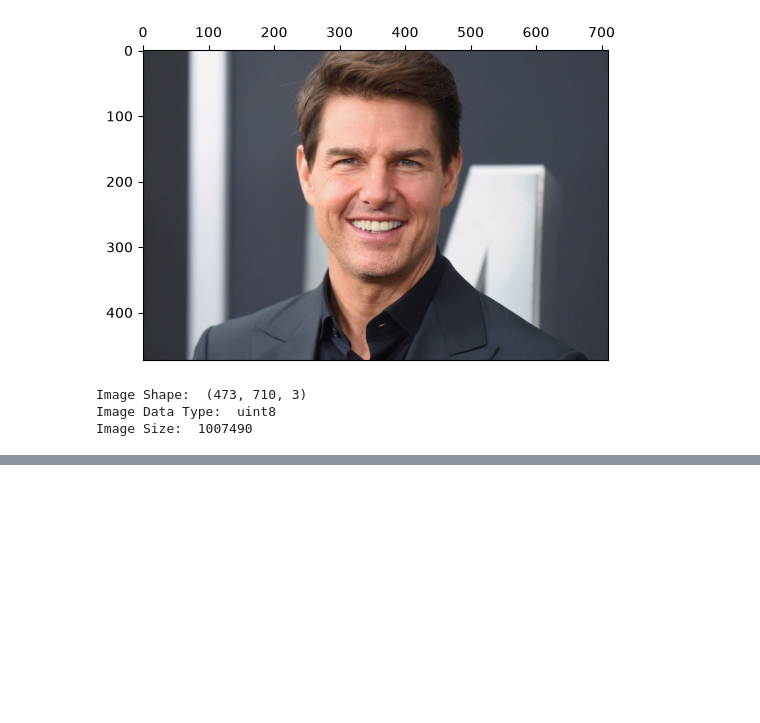
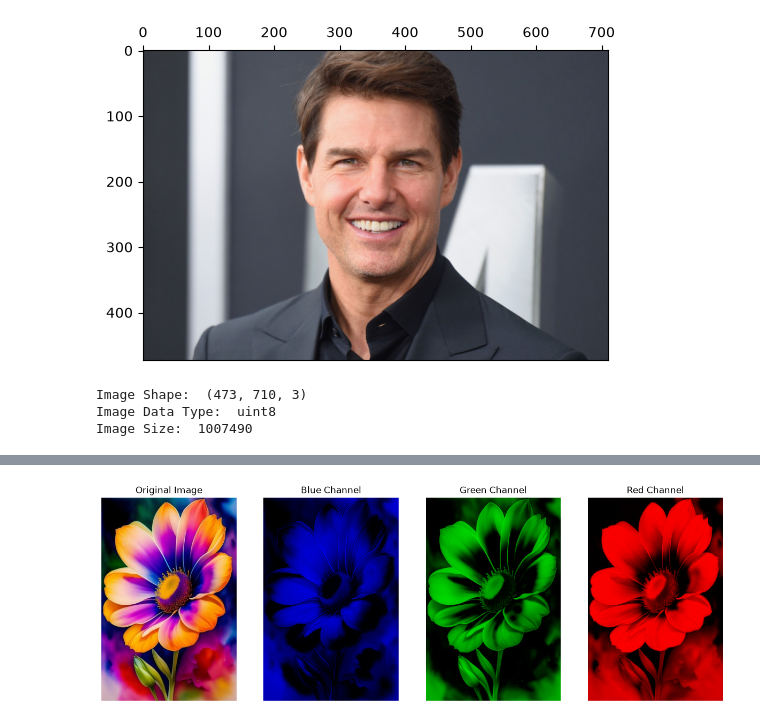
Before and after one commit to codingNR29/Image-processing, a Jupyter notebook: 02 Point Operations.ipynb, the cells around one changed output, grey strips where cells are left out. Cells and saved outputs as stored; diff of their text form; code cells hidden in the pictures; blank space fills up the shorter version.

Commit message:
Obtaining colour planes

```diff
--- a/02 Point Operations.ipynb
+++ b/02 Point Operations.ipynb
@@ -61,0 +71,34 @@ Error:
+# %%
+#Obtaining one colour plane
+
+im = cv.imread('images/rgb_flowers.jpg')
+
+#Blue channel
+im_blue = im.copy()
+im_blue[:,:,1], im_blue[:,:,2] = 0, 0
+
+#Green channel
+im_green = im.copy()
+im_green[:,:,0], im_green[:,:,2] = 0, 0
+
+#Red channel
+im_red = im.copy()
+im_red[:,:,0], im_red[:,:,1] = 0, 0
+
+
+fig, ax = plt.subplots(1, 4, figsize = (15, 30))
+ax[0].imshow(cv.cvtColor(im, cv.COLOR_BGR2RGB))
+ax[0].set_title('Original Image')
+ax[1].imshow(cv.cvtColor(im_blue, cv.COLOR_BGR2RGB))
+ax[1].set_title('Blue Channel')
+ax[2].imshow(cv.cvtColor(im_green, cv.COLOR_BGR2RGB))
+ax[2].set_title('Green Channel')
+ax[3].imshow(cv.cvtColor(im_red, cv.COLOR_BGR2RGB))
+ax[3].set_title('Red Channel')
+
+for a in ax:
+    a.axis('off')
+
+plt.show()
+# %% [output]
+[figure, added]
```
Also changed, not shown: parts of 2 cells of this notebook, 1 other file.
